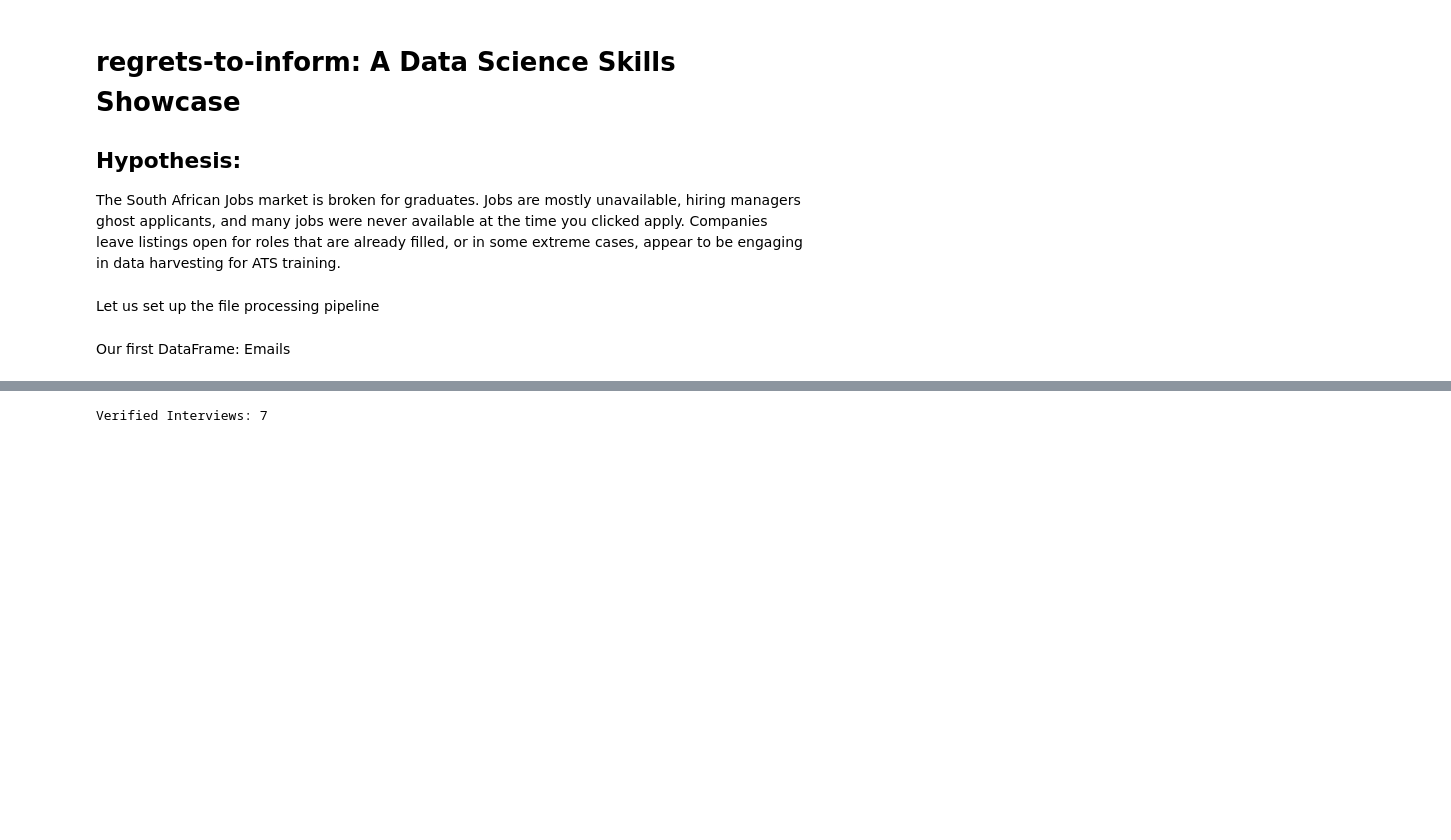
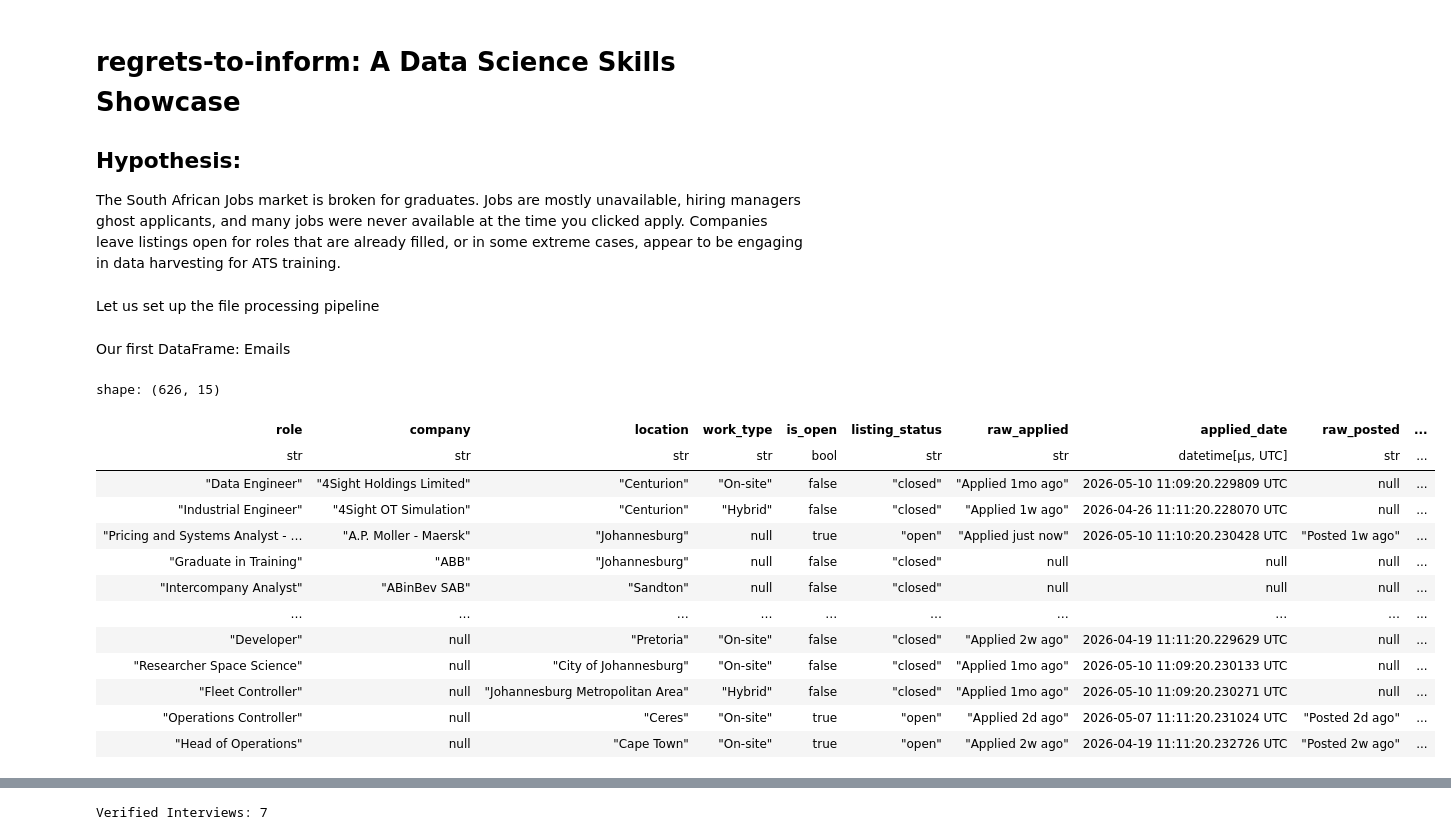
Before and after one commit to n3m0-wits/regrets-to-inform, a Jupyter notebook: Deprecated_Azure_Pipeline/wrangling_notebook.ipynb, the cells around one changed output, grey strips where cells are left out. Drawn from its saved outputs; the diff is of its cells as text; code cells hidden in the pictures; blank space fills up the shorter version.

```diff
--- a/wrangling_notebook.ipynb
+++ b/Deprecated_Azure_Pipeline/wrangling_notebook.ipynb
@@ -199,8 +256,17 @@ emails = emails.reindex(columns=['uid', 'date', 'notification_type', 'update_cat
 emails.sort_values('company', inplace=True)
 emails.reset_index(drop=True, inplace=True)
 emails['company']=emails['company'].replace("Unknown",None)
+emails['date'] = emails['date'].apply(
+    pd.to_datetime, format='mixed', errors='coerce', utc=True, cache=True
+)
+lnkdin['linkedin_date'] = lnkdin['linkedin_date'].apply(
+    pd.to_datetime, format='mixed', errors='coerce', utc=True, cache=True
+)
 # %%
 df = parse_jobs('nonfunctionapps/linkedindump.txt')
+df['applied_date'] = df['applied_date'].apply(
+    pd.to_datetime, format='mixed', errors='coerce', utc=True, cache=True
+)
 df.sort_values('company', inplace=True)
 df.reset_index(drop=True, inplace=True)
 emails.sort_values('company', inplace=True)
@@ -215,6 +281,6 @@ emails.to_csv('emails.csv')
 df = pl.from_dataframe(df)
 lnkdin = pl.from_dataframe(lnkdin)
 emails=pl.from_dataframe(emails)
-emails_clean = normalize_company_and_role(emails)
-lnkdin_clean = normalize_company_and_role(lnkdin)
-df_clean = normalize_company_and_role(df)
+emails_clean = clean_and_prep(emails)
+lnkdin_clean = clean_and_prep(lnkdin)
+df_clean = clean_and_prep(df)
@@ -251,3 +287,34 @@ con = ibis.polars.connect({
+# %%
+
+
+
+# Convert to Polars and clean
+# emails_clean = clean_and_prep(emails, "date")
+# lnkdin_clean = clean_and_prep(lnkdin, "linkedin_date")
+# df_clean = clean_and_prep(df, "applied_date")
+
+# Connect to Ibis
+con = ibis.polars.connect({
+    'mail': emails_clean,
+    'linkedin1': lnkdin_clean,
+    'linkedin2': df_clean
+})
+df
+# %% [output]
+shape: (626, 15)
+| role | company | location | work_type | is_open | listing_status | raw_applied | applied_date | raw_posted | ... |
+| str | str | str | str | bool | str | str | datetime[μs, UTC] | str | ... |
+| "Data Engineer" | "4Sight Holdings Limited" | "Centurion" | "On-site" | false | "closed" | "Applied 1mo ago" | 2026-05-10 11:09:20.229809 UTC | null | ... |
+| "Industrial Engineer" | "4Sight OT Simulation" | "Centurion" | "Hybrid" | false | "closed" | "Applied 1w ago" | 2026-04-26 11:11:20.228070 UTC | null | ... |
+| "Pricing and Systems Analyst - … | "A.P. Moller - Maersk" | "Johannesburg" | null | true | "open" | "Applied just now" | 2026-05-10 11:10:20.230428 UTC | "Posted 1w ago" | ... |
+| "Graduate in Training" | "ABB" | "Johannesburg" | null | false | "closed" | null | null | null | ... |
+| "Intercompany Analyst" | "ABinBev SAB" | "Sandton" | null | false | "closed" | null | null | null | ... |
+| … | … | … | … | … | … | … | … | … | ... |
+| "Developer" | null | "Pretoria" | "On-site" | false | "closed" | "Applied 2w ago" | 2026-04-19 11:11:20.229629 UTC | null | ... |
+| "Researcher Space Science" | null | "City of Johannesburg" | "On-site" | false | "closed" | "Applied 1mo ago" | 2026-05-10 11:09:20.230133 UTC | null | ... |
+| "Fleet Controller" | null | "Johannesburg Metropolitan Area" | "Hybrid" | false | "closed" | "Applied 1mo ago" | 2026-05-10 11:09:20.230271 UTC | null | ... |
+| "Operations Controller" | null | "Ceres" | "On-site" | true | "open" | "Applied 2d ago" | 2026-05-07 11:11:20.231024 UTC | "Posted 2d ago" | ... |
+| "Head of Operations" | null | "Cape Town" | "On-site" | true | "open" | "Applied 2w ago" | 2026-04-19 11:11:20.232726 UTC | "Posted 2w ago" | ... |
 # %%
 
 # Lets start with the SQL proof of concept
```
Also changed, not shown: parts of 8 cells of this notebook, 13 other files.
